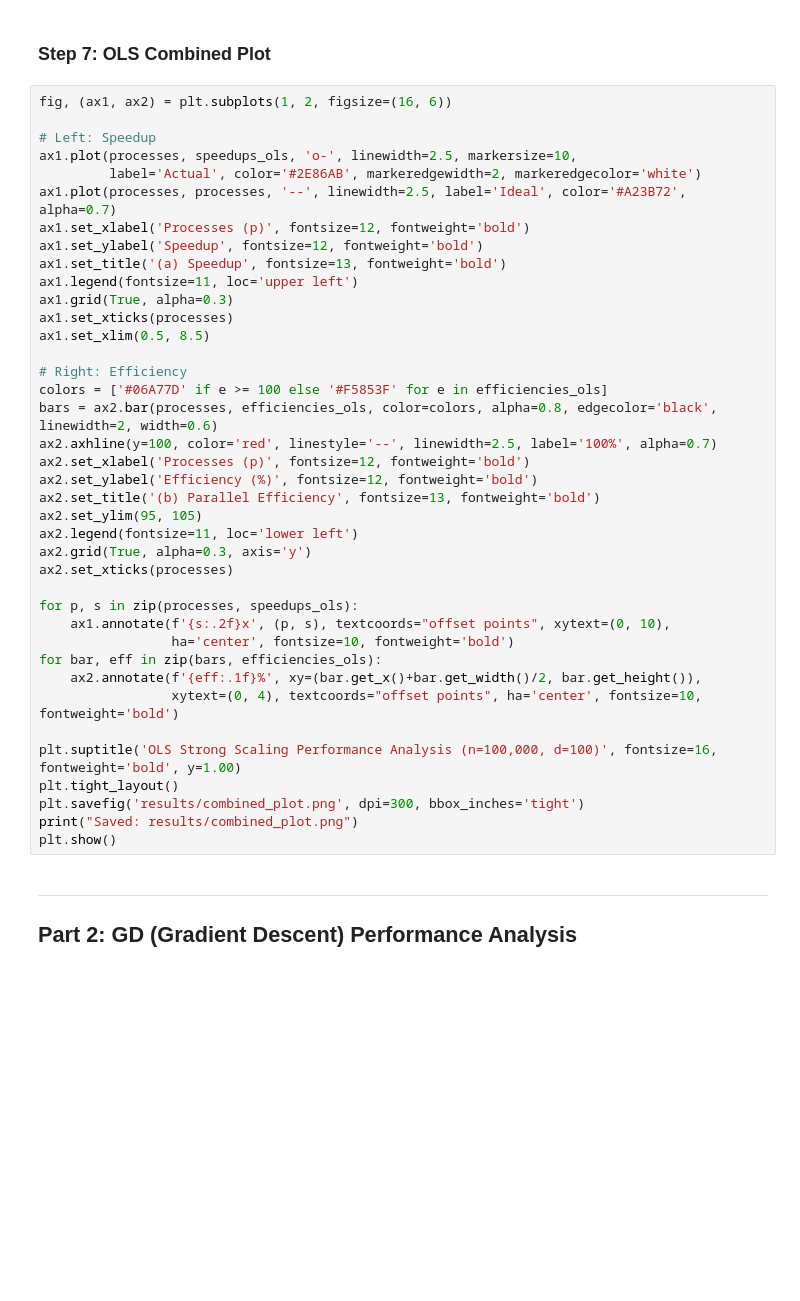
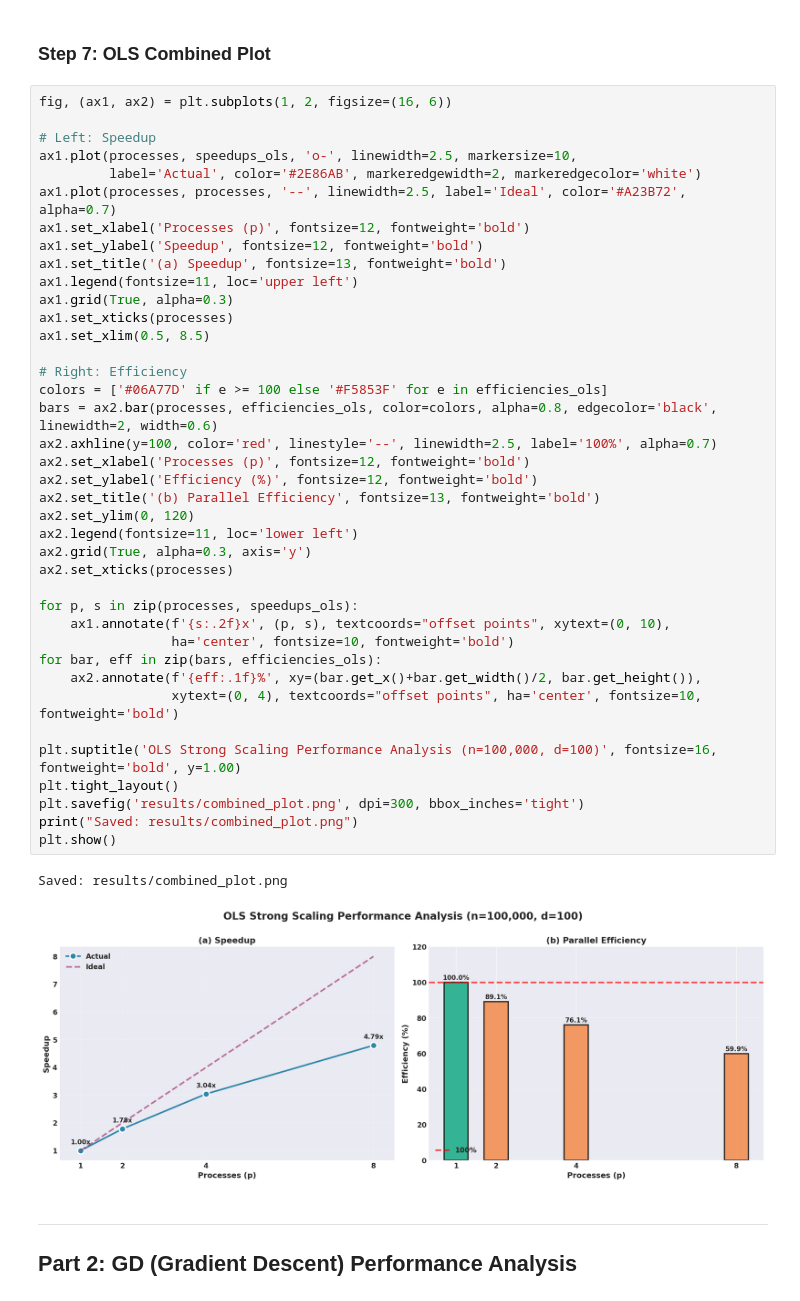
Before and after one commit to liyouqi/HPC-Linear-Regression, a Jupyter notebook: analysis.ipynb, the cells around one changed output. Cells and saved outputs as stored; diff of their text form; blank space fills up the shorter version.

```diff
--- a/analysis.ipynb
+++ b/analysis.ipynb
@@ -150,34 +213,37 @@ ax1.set_xlabel('Processes (p)', fontsize=12, fontweight='bold')
 ax1.set_ylabel('Speedup', fontsize=12, fontweight='bold')
 ax1.set_title('(a) Speedup', fontsize=13, fontweight='bold')
 ax1.legend(fontsize=11, loc='upper left')
 ax1.grid(True, alpha=0.3)
 ax1.set_xticks(processes)
 ax1.set_xlim(0.5, 8.5)
 
 # Right: Efficiency
 colors = ['#06A77D' if e >= 100 else '#F5853F' for e in efficiencies_ols]
 bars = ax2.bar(processes, efficiencies_ols, color=colors, alpha=0.8, edgecolor='black', linewidth=2, width=0.6)
 ax2.axhline(y=100, color='red', linestyle='--', linewidth=2.5, label='100%', alpha=0.7)
 ax2.set_xlabel('Processes (p)', fontsize=12, fontweight='bold')
 ax2.set_ylabel('Efficiency (%)', fontsize=12, fontweight='bold')
 ax2.set_title('(b) Parallel Efficiency', fontsize=13, fontweight='bold')
-ax2.set_ylim(95, 105)
+ax2.set_ylim(0, 120)
 ax2.legend(fontsize=11, loc='lower left')
 ax2.grid(True, alpha=0.3, axis='y')
 ax2.set_xticks(processes)
 
 for p, s in zip(processes, speedups_ols):
     ax1.annotate(f'{s:.2f}x', (p, s), textcoords="offset points", xytext=(0, 10),
                  ha='center', fontsize=10, fontweight='bold')
 for bar, eff in zip(bars, efficiencies_ols):
     ax2.annotate(f'{eff:.1f}%', xy=(bar.get_x()+bar.get_width()/2, bar.get_height()),
                  xytext=(0, 4), textcoords="offset points", ha='center', fontsize=10, fontweight='bold')
 
 plt.suptitle('OLS Strong Scaling Performance Analysis (n=100,000, d=100)', fontsize=16, fontweight='bold', y=1.00)
 plt.tight_layout()
 plt.savefig('results/combined_plot.png', dpi=300, bbox_inches='tight')
 print("Saved: results/combined_plot.png")
 plt.show()
+# %% [output]
+Saved: results/combined_plot.png
+[figure, added]
 # %% [markdown]
 ---
 ## Part 2: GD (Gradient Descent) Performance Analysis
```
Also changed, not shown: parts of 15 cells of this notebook, 58 other files.
